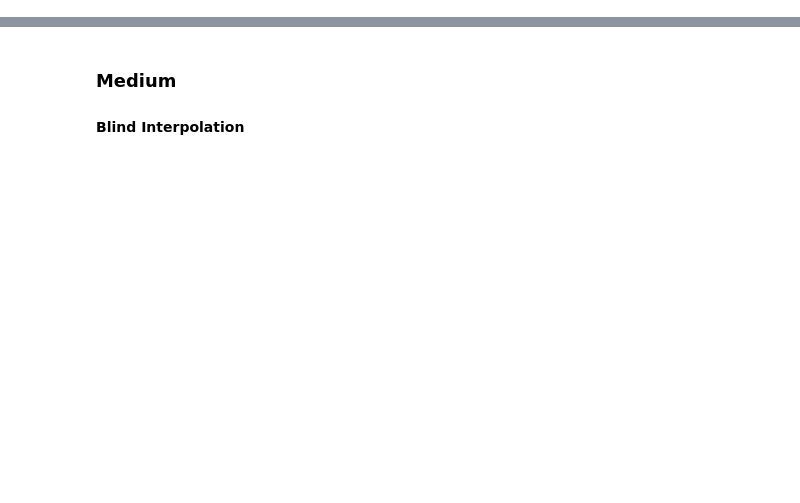
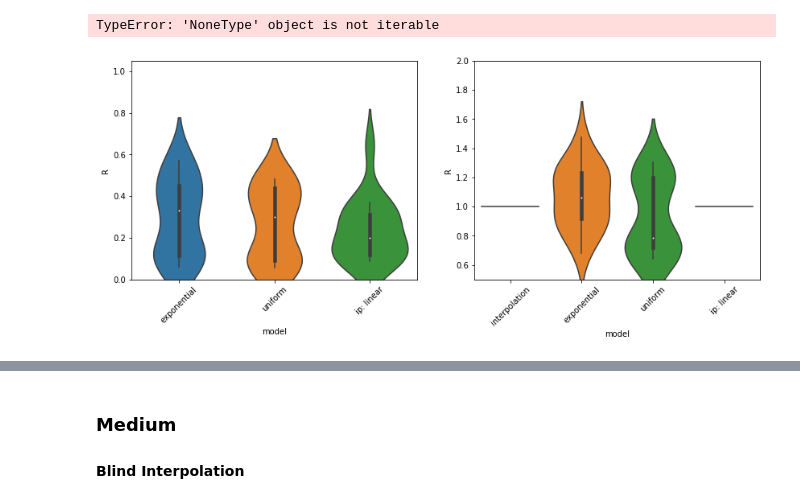
Before and after one commit to blindedjoy/Reservoir, a Jupyter notebook: MARIOS/Analysis.ipynb, the cells around one changed output, grey strips where cells are left out. Cells and saved outputs as stored; diff of their text form; code cells hidden in the pictures; blank space fills up the shorter version.

```diff
--- a/MARIOS/Analysis.ipynb
+++ b/MARIOS/Analysis.ipynb
@@ -48,0 +182,13 @@ KeyError: 'ip: linear'
+# %%
+test_best_args = publish_sightIp.experiment_lst[n]["best arguments"]["exponential"]
+
+#test_esn.get_observers(publish_sightIp.experiment_lst[1]["get observer inputs"])
+test_esn = EchoStateNetwork(**test_best_args, exponential = True)
+test_esn.train(x = exper_.Train, y = exper_.xTr) #self.Train, y = self.xTr
+pred_ = test_esn.predict(exper_.xTe.shape[0], exper_.xTe)
+# %% [output]
+TypeError: 'NoneType' object is not iterable
+# %%
+publish_sightIp.make_R_barplots() #TODO fix compare
+# %% [output]
+[figure, added]
```
Also changed, not shown: parts of 42 cells of this notebook, 2 other files.
